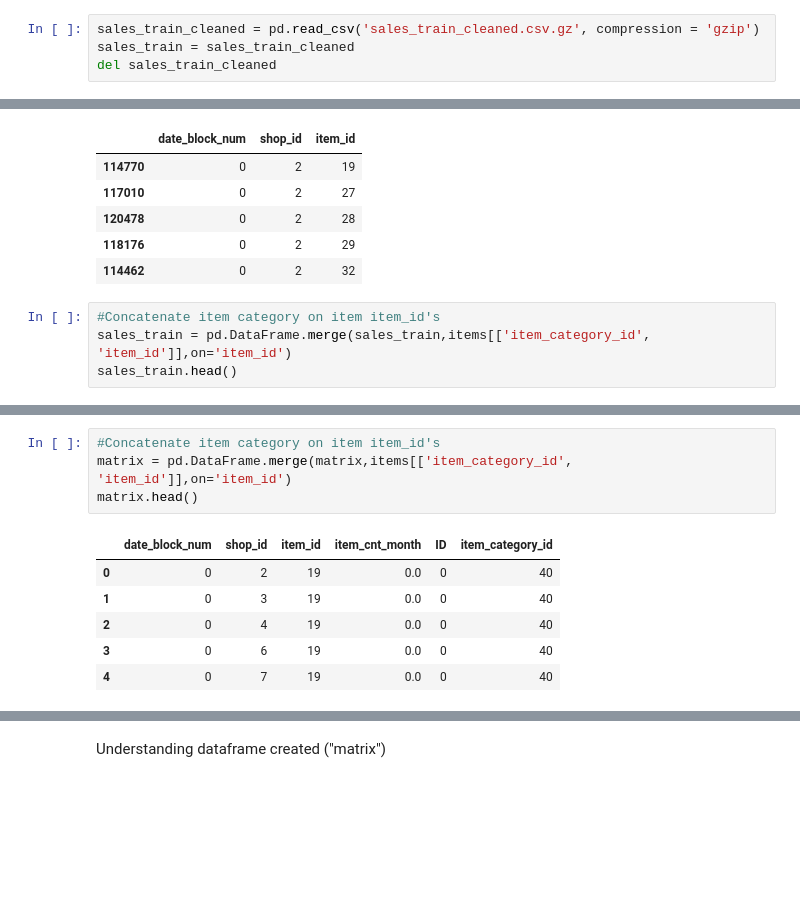
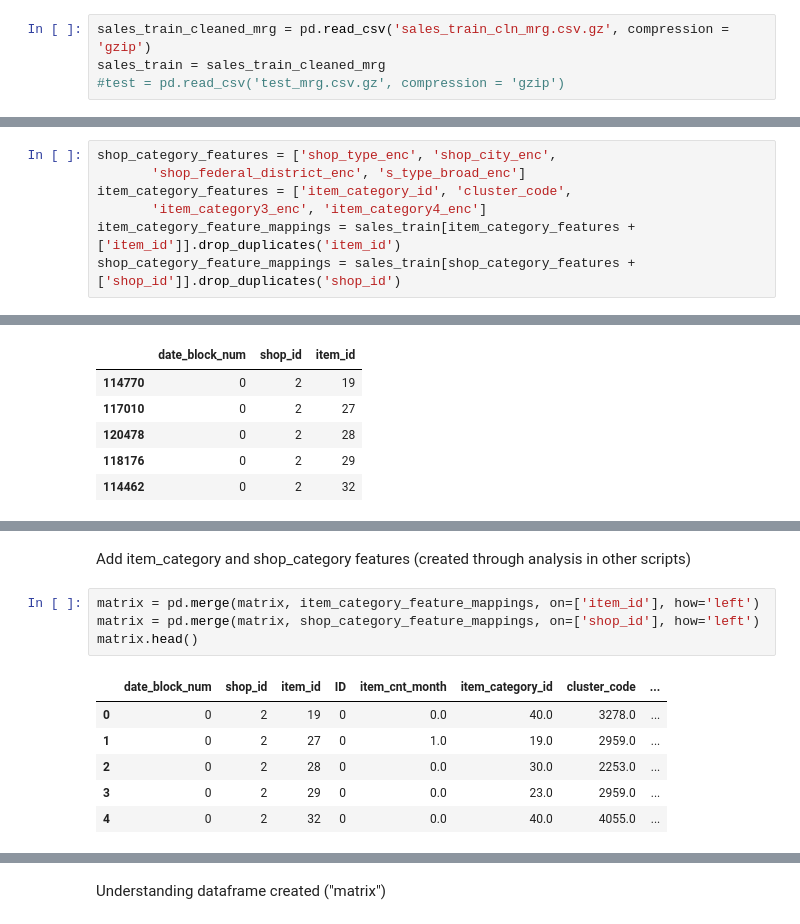
Before and after one commit to migai/Kag, a Jupyter notebook: ipynb_versions/Time Series Features & Modelling_v2.ipynb, the cells around one changed output, grey strips where cells are left out. Drawn from its saved outputs; the diff is of its cells as text; blank space fills up the shorter version.

```diff
--- a/ipynb_versions/Time Series Features & Modelling_v2.ipynb
+++ b/ipynb_versions/Time Series Features & Modelling_v2.ipynb
@@ -183,6 +183,6 @@ os.chdir(gdrive_repo_path + '/data_output')
 # %% [output]
 Drive already mounted at /content/drive; to attempt to forcibly remount, call drive.mount("/content/drive", force_remount=True).
 # %%
-sales_train_cleaned = pd.read_csv('sales_train_cleaned.csv.gz', compression = 'gzip')
-sales_train = sales_train_cleaned
-del sales_train_cleaned
+sales_train_cleaned_mrg = pd.read_csv('sales_train_cln_mrg.csv.gz', compression = 'gzip')
+sales_train = sales_train_cleaned_mrg
+#test = pd.read_csv('test_mrg.csv.gz', compression = 'gzip')
@@ -188,0 +207,7 @@ del sales_train_cleaned
+# %%
+shop_category_features = ['shop_type_enc', 'shop_city_enc',
+       'shop_federal_district_enc', 's_type_broad_enc']
+item_category_features = ['item_category_id', 'cluster_code',
+       'item_category3_enc', 'item_category4_enc']
+item_category_feature_mappings = sales_train[item_category_features + ['item_id']].drop_duplicates('item_id')
+shop_category_feature_mappings = sales_train[shop_category_features + ['shop_id']].drop_duplicates('shop_id')
@@ -215,7 +325,3 @@ monthly table is
 | 120478 | 0 | 2 | 28 |
 | 118176 | 0 | 2 | 29 |
 | 114462 | 0 | 2 | 32 |
-# %%
-#Concatenate item category on item item_id's
-sales_train = pd.DataFrame.merge(sales_train,items[['item_category_id', 'item_id']],on='item_id')
-sales_train.head()
@@ -266,11 +376,13 @@ matrix.tail()
+# %% [markdown]
+Add item_category and shop_category features (created through analysis in other scripts)
 # %%
-#Concatenate item category on item item_id's
-matrix = pd.DataFrame.merge(matrix,items[['item_category_id', 'item_id']],on='item_id')
+matrix = pd.merge(matrix, item_category_feature_mappings, on=['item_id'], how='left')
+matrix = pd.merge(matrix, shop_category_feature_mappings, on=['shop_id'], how='left')
 matrix.head()
 # %% [output]
-|  | date_block_num | shop_id | item_id | item_cnt_month | ID | item_category_id |
-| 0 | 0 | 2 | 19 | 0.0 | 0 | 40 |
-| 1 | 0 | 3 | 19 | 0.0 | 0 | 40 |
-| 2 | 0 | 4 | 19 | 0.0 | 0 | 40 |
-| 3 | 0 | 6 | 19 | 0.0 | 0 | 40 |
-| 4 | 0 | 7 | 19 | 0.0 | 0 | 40 |
+|  | date_block_num | shop_id | item_id | ID | item_cnt_month | item_category_id | cluster_code | ... |
+| 0 | 0 | 2 | 19 | 0 | 0.0 | 40.0 | 3278.0 | ... |
+| 1 | 0 | 2 | 27 | 0 | 1.0 | 19.0 | 2959.0 | ... |
+| 2 | 0 | 2 | 28 | 0 | 0.0 | 30.0 | 2253.0 | ... |
+| 3 | 0 | 2 | 29 | 0 | 0.0 | 23.0 | 2959.0 | ... |
+| 4 | 0 | 2 | 32 | 0 | 0.0 | 40.0 | 4055.0 | ... |
```
Also changed, not shown: parts of 49 cells of this notebook, 18 other files.
